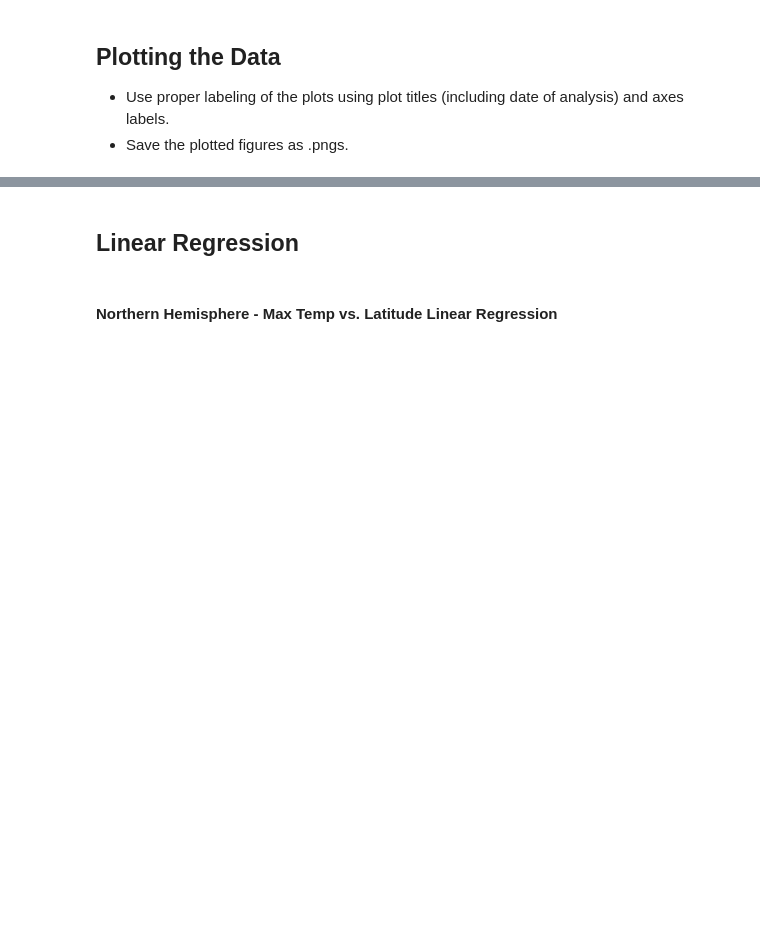
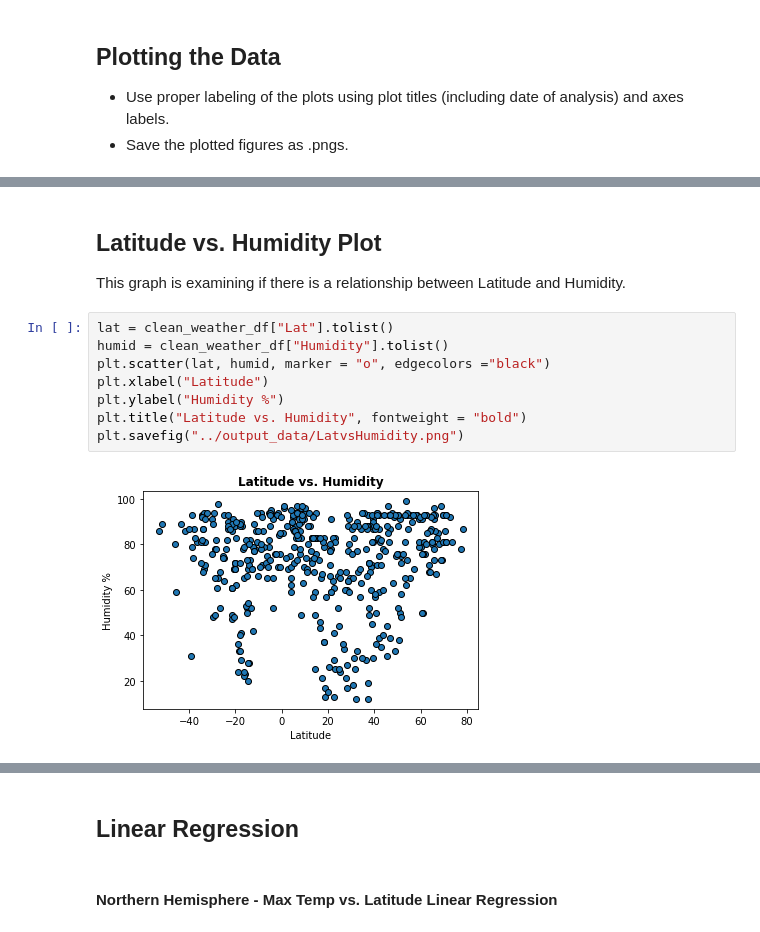
Before and after one commit to lmrazuki/python-api-homework, a Jupyter notebook: starter_code/WeatherPy.ipynb, the cells around one changed output, grey strips where cells are left out. Saved outputs shown, nothing was run; the diff lists cells and outputs as text; blank space fills up the shorter version.

```diff
--- a/starter_code/WeatherPy.ipynb
+++ b/starter_code/WeatherPy.ipynb
@@ -160,0 +168,13 @@ Skip this step if there are no cities that have humidity > 100%.
+# %% [markdown]
+## Latitude vs. Humidity Plot
+This graph is examining if there is a relationship between Latitude and Humidity.
+# %%
+lat = clean_weather_df["Lat"].tolist()
+humid = clean_weather_df["Humidity"].tolist()
+plt.scatter(lat, humid, marker = "o", edgecolors ="black")
+plt.xlabel("Latitude")
+plt.ylabel("Humidity %")
+plt.title("Latitude vs. Humidity", fontweight = "bold")
+plt.savefig("../output_data/LatvsHumidity.png")
+# %% [output]
+[figure, added]
```
Also changed, not shown: parts of 35 cells of this notebook, 10 other files.
